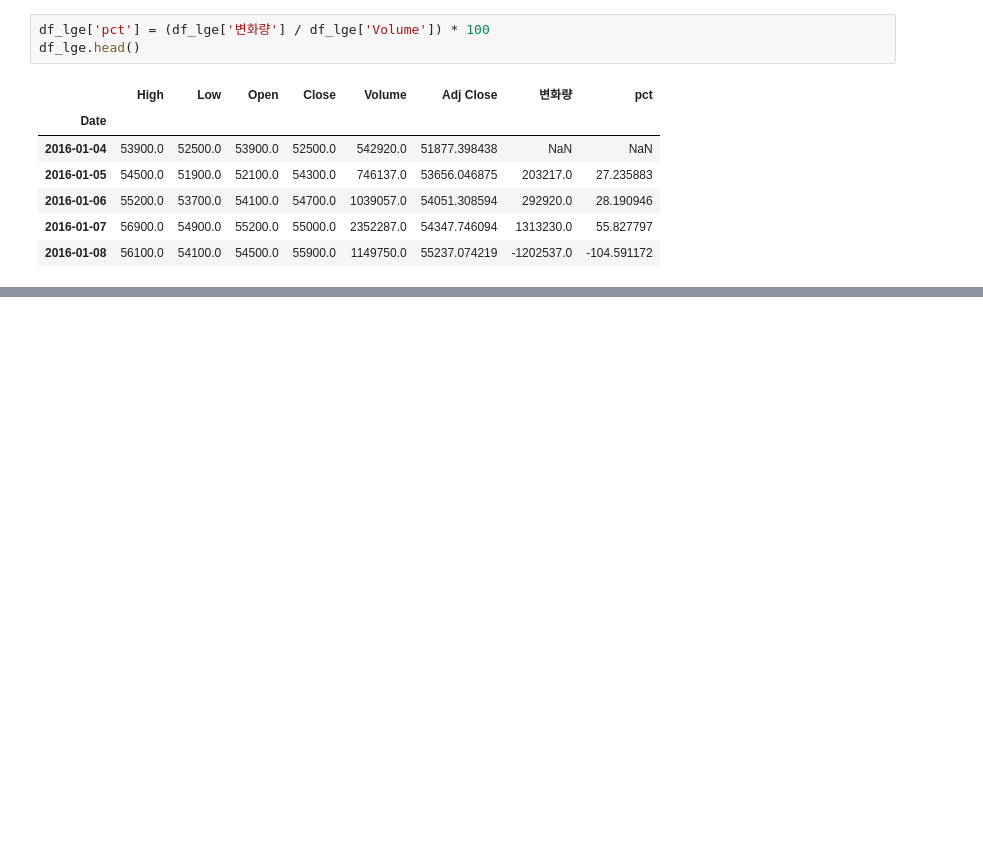
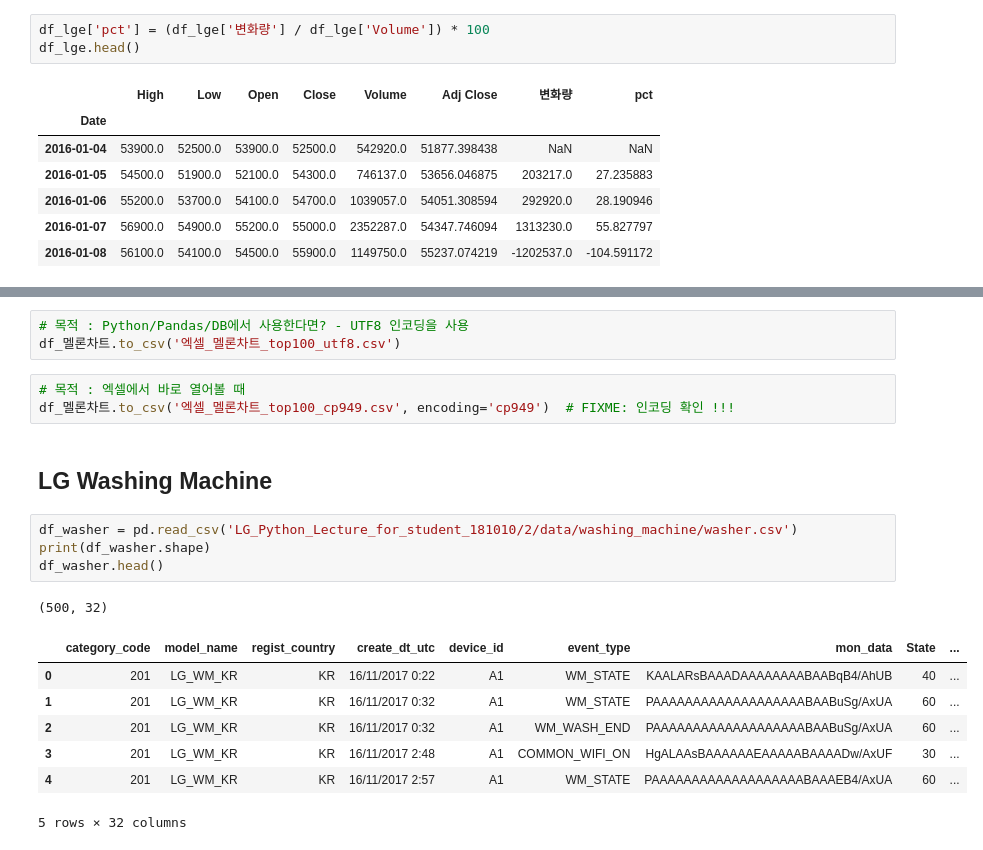
Before and after one commit to CodingSta/demo-201810-lge, a Jupyter notebook: 파이썬강의.ipynb, the cells around one changed output, grey strips where cells are left out. Saved outputs shown, nothing was run; the diff lists cells and outputs as text; blank space fills up the shorter version.

```diff
--- a/파이썬강의.ipynb
+++ b/파이썬강의.ipynb
@@ -1796,0 +1816,21 @@ df_lge.head()
+# %%
+# 목적 : Python/Pandas/DB에서 사용한다면? - UTF8 인코딩을 사용
+df_멜론차트.to_csv('엑셀_멜론차트_top100_utf8.csv')
+# %%
+# 목적 : 엑셀에서 바로 열어볼 때
+df_멜론차트.to_csv('엑셀_멜론차트_top100_cp949.csv', encoding='cp949')  # FIXME: 인코딩 확인 !!!
+# %% [markdown]
+## LG Washing Machine
+# %%
+df_washer = pd.read_csv('LG_Python_Lecture_for_student_181010/2/data/washing_machine/washer.csv')
+print(df_washer.shape)
+df_washer.head()
+# %% [output]
+(500, 32)
+|  | category_code | model_name | regist_country | create_dt_utc | device_id | event_type | mon_data | State | ... |
+| 0 | 201 | LG_WM_KR | KR | 16/11/2017 0:22 | A1 | WM_STATE | KAALARsBAAADAAAAAAAABAABqB4/AhUB | 40 | ... |
+| 1 | 201 | LG_WM_KR | KR | 16/11/2017 0:32 | A1 | WM_STATE | PAAAAAAAAAAAAAAAAAAABAABuSg/AxUA | 60 | ... |
+| 2 | 201 | LG_WM_KR | KR | 16/11/2017 0:32 | A1 | WM_WASH_END | PAAAAAAAAAAAAAAAAAAABAABuSg/AxUA | 60 | ... |
+| 3 | 201 | LG_WM_KR | KR | 16/11/2017 2:48 | A1 | COMMON_WIFI_ON | HgALAAsBAAAAAAEAAAAABAAAADw/AxUF | 30 | ... |
+| 4 | 201 | LG_WM_KR | KR | 16/11/2017 2:57 | A1 | WM_STATE | PAAAAAAAAAAAAAAAAAAABAAAEB4/AxUA | 60 | ... |
+5 rows × 32 columns
```
Also changed, not shown: parts of 15 cells of this notebook.
